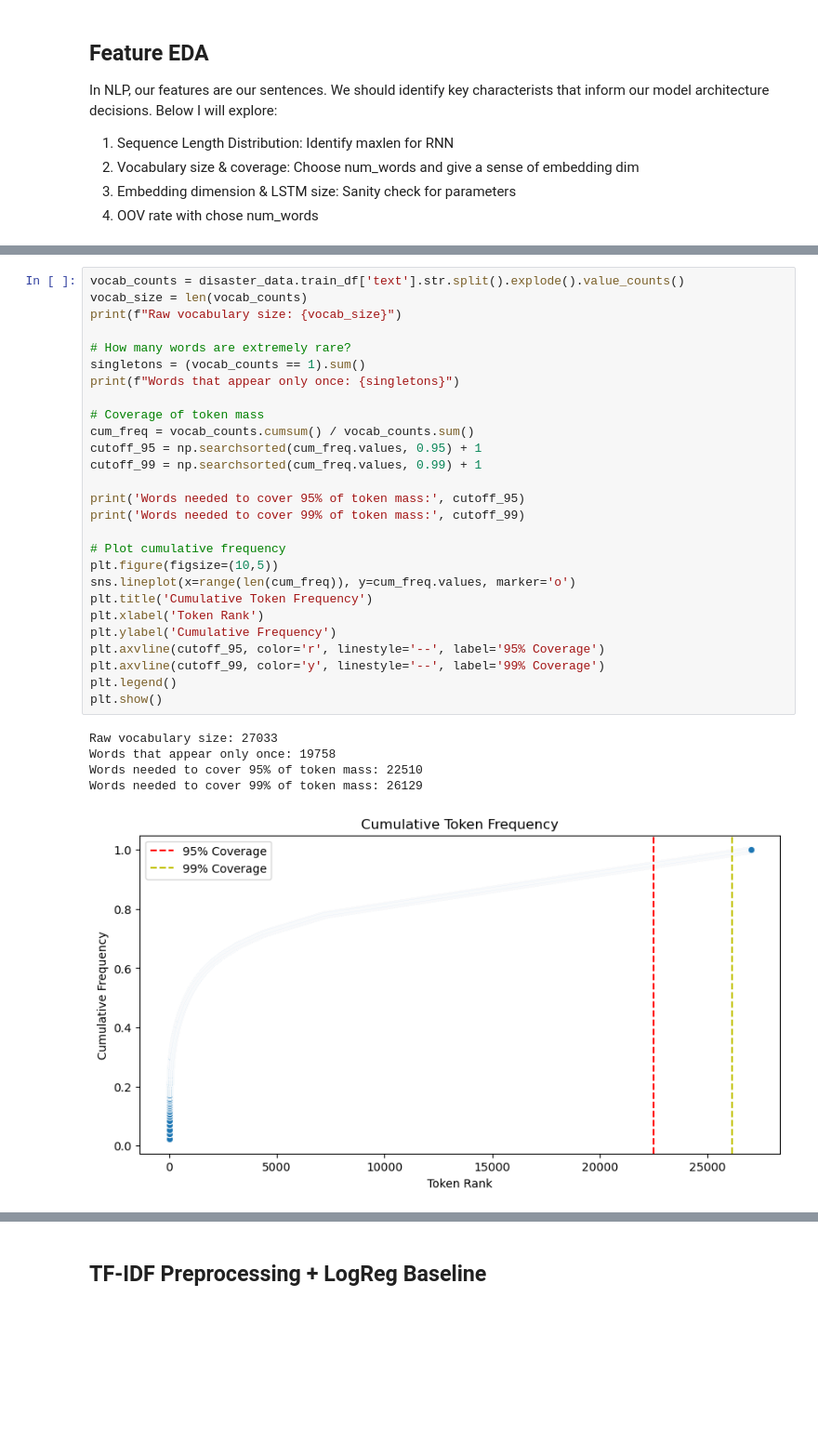
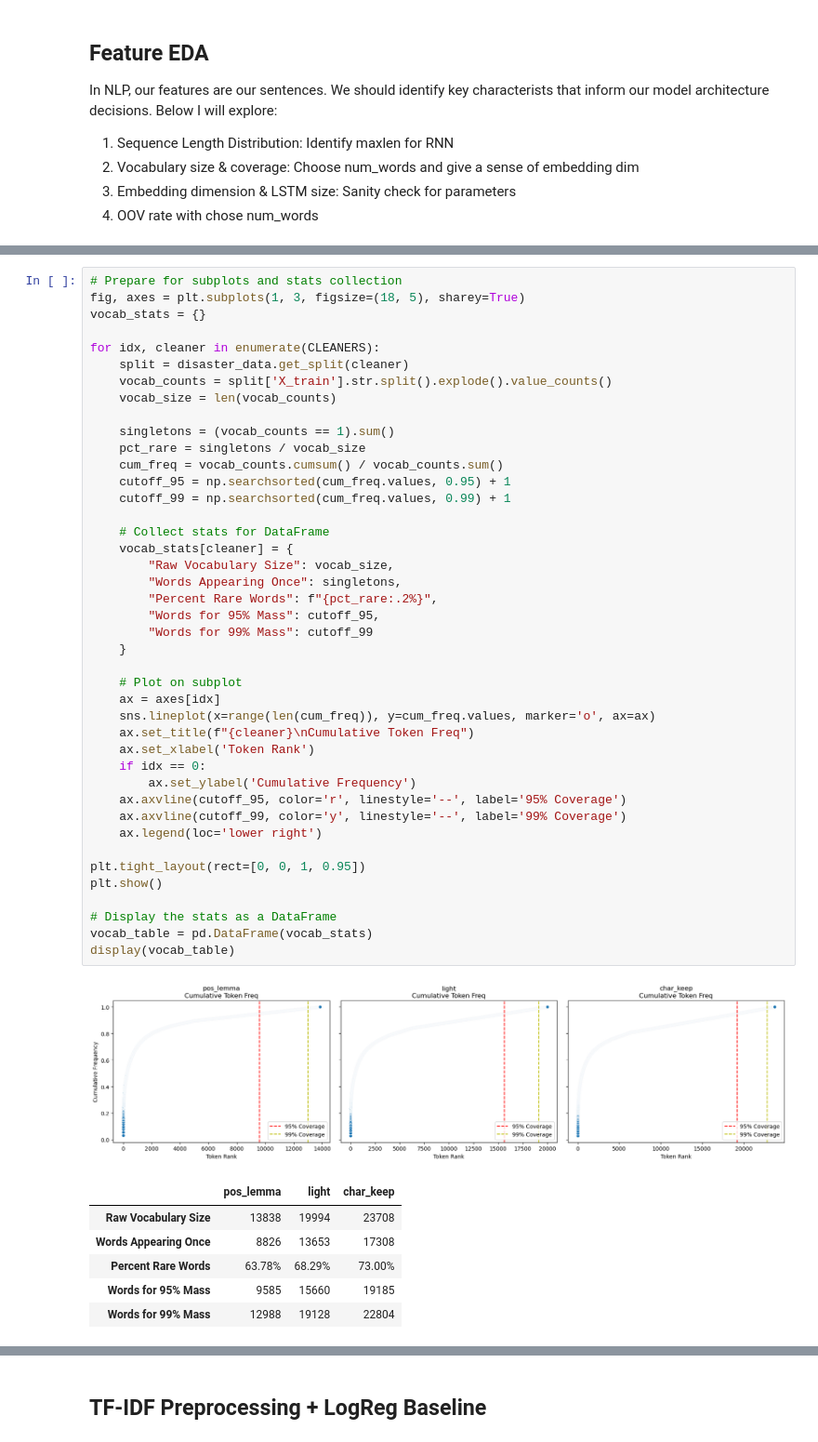
Before and after one commit to RescuedBuffalo/kaggle-nlp-disasters, a Jupyter notebook: report.ipynb, the cells around one changed output, grey strips where cells are left out. Shown: that part at 93% size. Drawn from its saved outputs; the diff is of its cells as text; blank space fills up the shorter version.

```diff
--- a/report.ipynb
+++ b/report.ipynb
@@ -154,34 +183,51 @@ Name: text, dtype: float64
 # %%
-vocab_counts = disaster_data.train_df['text'].str.split().explode().value_counts()
-vocab_size = len(vocab_counts)
-print(f"Raw vocabulary size: {vocab_size}")
+# Prepare for subplots and stats collection
+fig, axes = plt.subplots(1, 3, figsize=(18, 5), sharey=True)
+vocab_stats = {}
 
-# How many words are extremely rare?
-singletons = (vocab_counts == 1).sum()
-print(f"Words that appear only once: {singletons}")
+for idx, cleaner in enumerate(CLEANERS):
+    split = disaster_data.get_split(cleaner)
+    vocab_counts = split['X_train'].str.split().explode().value_counts()
+    vocab_size = len(vocab_counts)
 
-# Coverage of token mass
-cum_freq = vocab_counts.cumsum() / vocab_counts.sum()
-cutoff_95 = np.searchsorted(cum_freq.values, 0.95) + 1
-cutoff_99 = np.searchsorted(cum_freq.values, 0.99) + 1
+    singletons = (vocab_counts == 1).sum()
+    pct_rare = singletons / vocab_size
+    cum_freq = vocab_counts.cumsum() / vocab_counts.sum()
+    cutoff_95 = np.searchsorted(cum_freq.values, 0.95) + 1
+    cutoff_99 = np.searchsorted(cum_freq.values, 0.99) + 1
 
-print('Words needed to cover 95% of token mass:', cutoff_95)
-print('Words needed to cover 99% of token mass:', cutoff_99)
+    # Collect stats for DataFrame
+    vocab_stats[cleaner] = {
+        "Raw Vocabulary Size": vocab_size,
+        "Words Appearing Once": singletons,
+        "Percent Rare Words": f"{pct_rare:.2%}",
+        "Words for 95% Mass": cutoff_95,
+        "Words for 99% Mass": cutoff_99
+    }
 
-# Plot cumulative frequency
-plt.figure(figsize=(10,5))
-sns.lineplot(x=range(len(cum_freq)), y=cum_freq.values, marker='o')
-plt.title('Cumulative Token Frequency')
-plt.xlabel('Token Rank')
-plt.ylabel('Cumulative Frequency')
-plt.axvline(cutoff_95, color='r', linestyle='--', label='95% Coverage')
-plt.axvline(cutoff_99, color='y', linestyle='--', label='99% Coverage')
-plt.legend()
+    # Plot on subplot
+    ax = axes[idx]
+    sns.lineplot(x=range(len(cum_freq)), y=cum_freq.values, marker='o', ax=ax)
+    ax.set_title(f"{cleaner}\nCumulative Token Freq")
+    ax.set_xlabel('Token Rank')
+    if idx == 0:
+        ax.set_ylabel('Cumulative Frequency')
+    ax.axvline(cutoff_95, color='r', linestyle='--', label='95% Coverage')
+    ax.axvline(cutoff_99, color='y', linestyle='--', label='99% Coverage')
+    ax.legend(loc='lower right')
+
+plt.tight_layout(rect=[0, 0, 1, 0.95])
 plt.show()
+
+# Display the stats as a DataFrame
+vocab_table = pd.DataFrame(vocab_stats)
+display(vocab_table)
 # %% [output]
-Raw vocabulary size: 27033
-Words that appear only once: 19758
-Words needed to cover 95% of token mass: 22510
-Words needed to cover 99% of token mass: 26129
-[figure, old version]
+[figure, new version]
+|  | pos_lemma | light | char_keep |
+| Raw Vocabulary Size | 13838 | 19994 | 23708 |
+| Words Appearing Once | 8826 | 13653 | 17308 |
+| Percent Rare Words | 63.78% | 68.29% | 73.00% |
+| Words for 95% Mass | 9585 | 15660 | 19185 |
+| Words for 99% Mass | 12988 | 19128 | 22804 |
 # %% [markdown]
```
Also changed, not shown: parts of 10 cells of this notebook.
